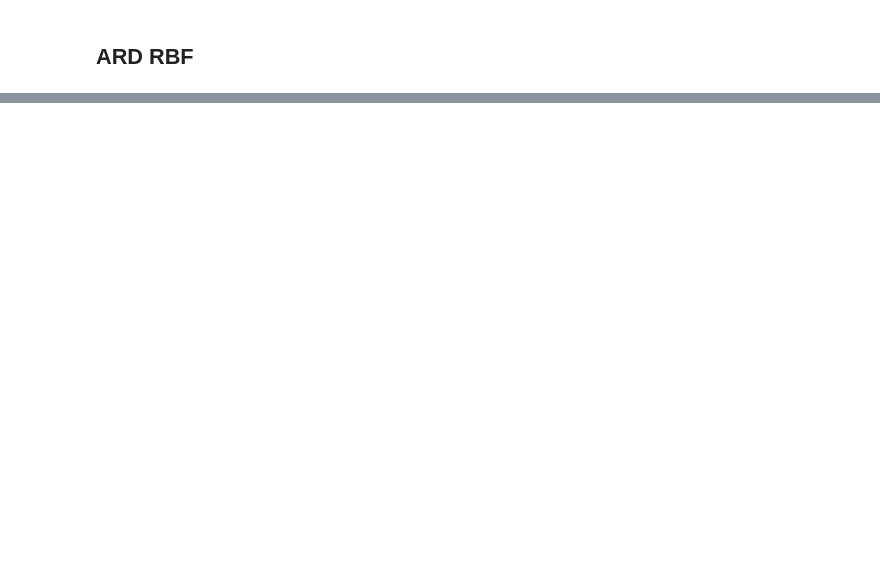
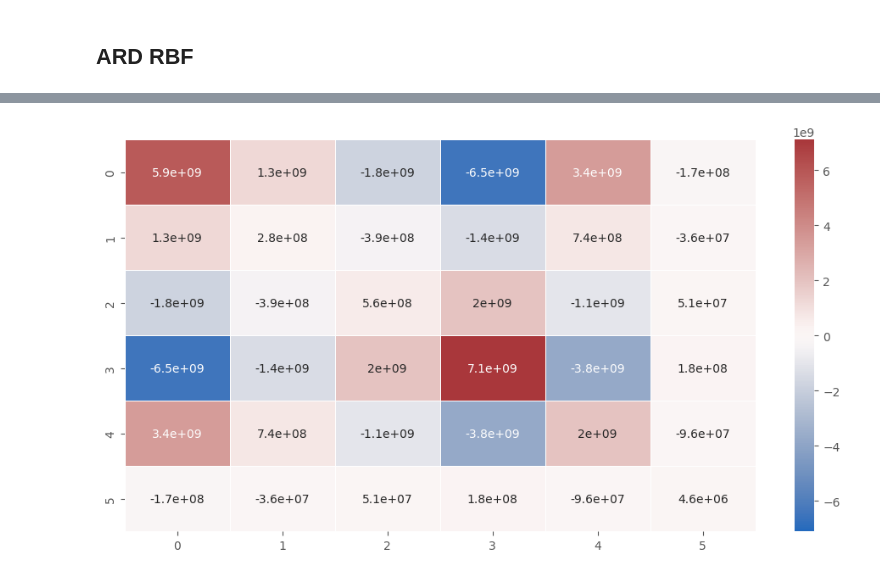
Before and after one commit to mattyred/BSGP_Automatic_Independence_Determination, a Jupyter notebook: LambdaRBFKernel/FeaturesAnalysis.ipynb, the cells around one changed output, grey strips where cells are left out. Saved outputs shown, nothing was run; the diff lists cells and outputs as text; code cells hidden in the pictures; blank space fills up the shorter version.

```diff
--- a/LambdaRBFKernel/FeaturesAnalysis.ipynb
+++ b/LambdaRBFKernel/FeaturesAnalysis.ipynb
@@ -12,5 +10,5 @@ To enable them in other operations, rebuild TensorFlow with the appropriate comp
 # %%
-X, Y = create_dataset('boston', 0, False)
+X, Y = create_dataset('yacht', 0, False)
 D = X.shape[1]
 kfolds = KFold(n_splits = 8, shuffle=True, random_state=0)
 # %% [markdown]
@@ -57,0 +110,4 @@ plot_matrix(gpr_lasso_RBF_ARD.kernel.precision())
+# %%
+plot_matrix(tf.linalg.inv(gpr_lasso_LRBF.kernel.precision()))
+# %% [output]
+[figure, added]
```
Also changed, not shown: parts of 12 cells of this notebook, 20 other files.
